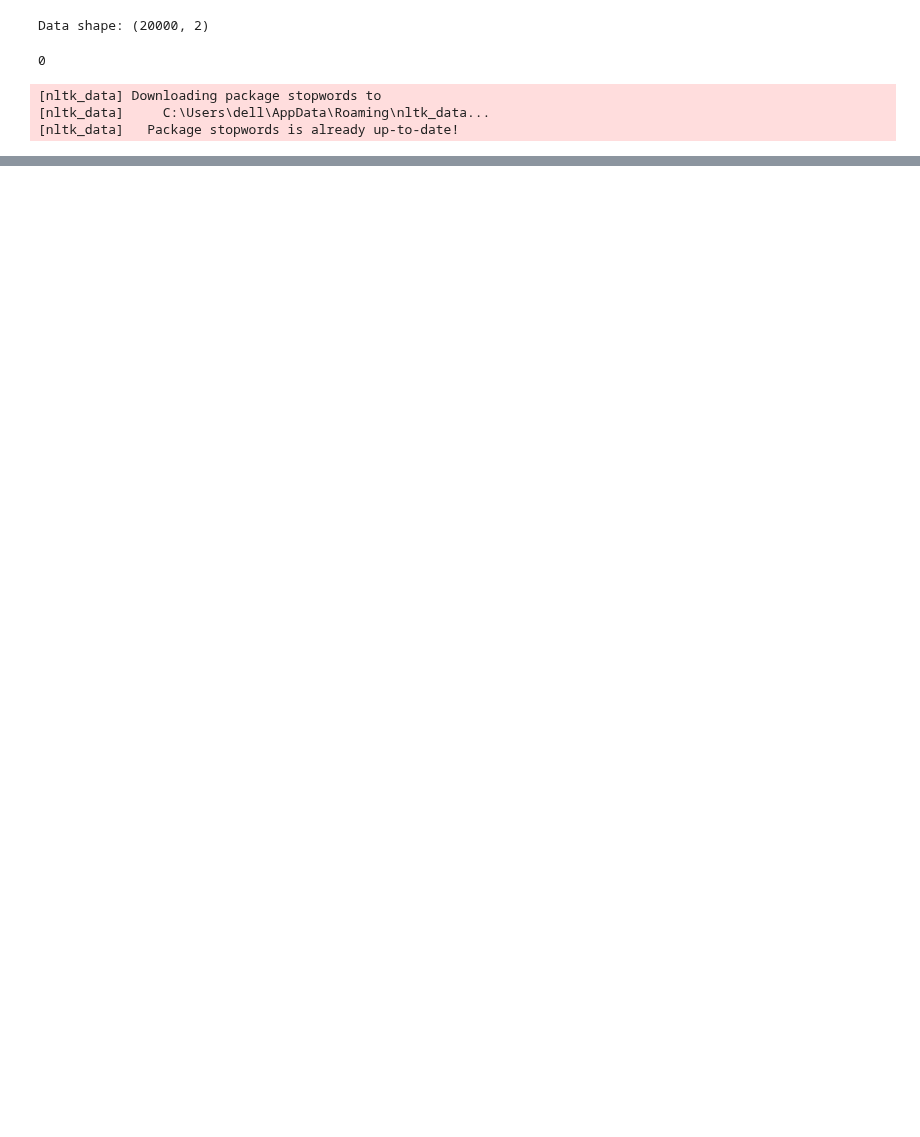
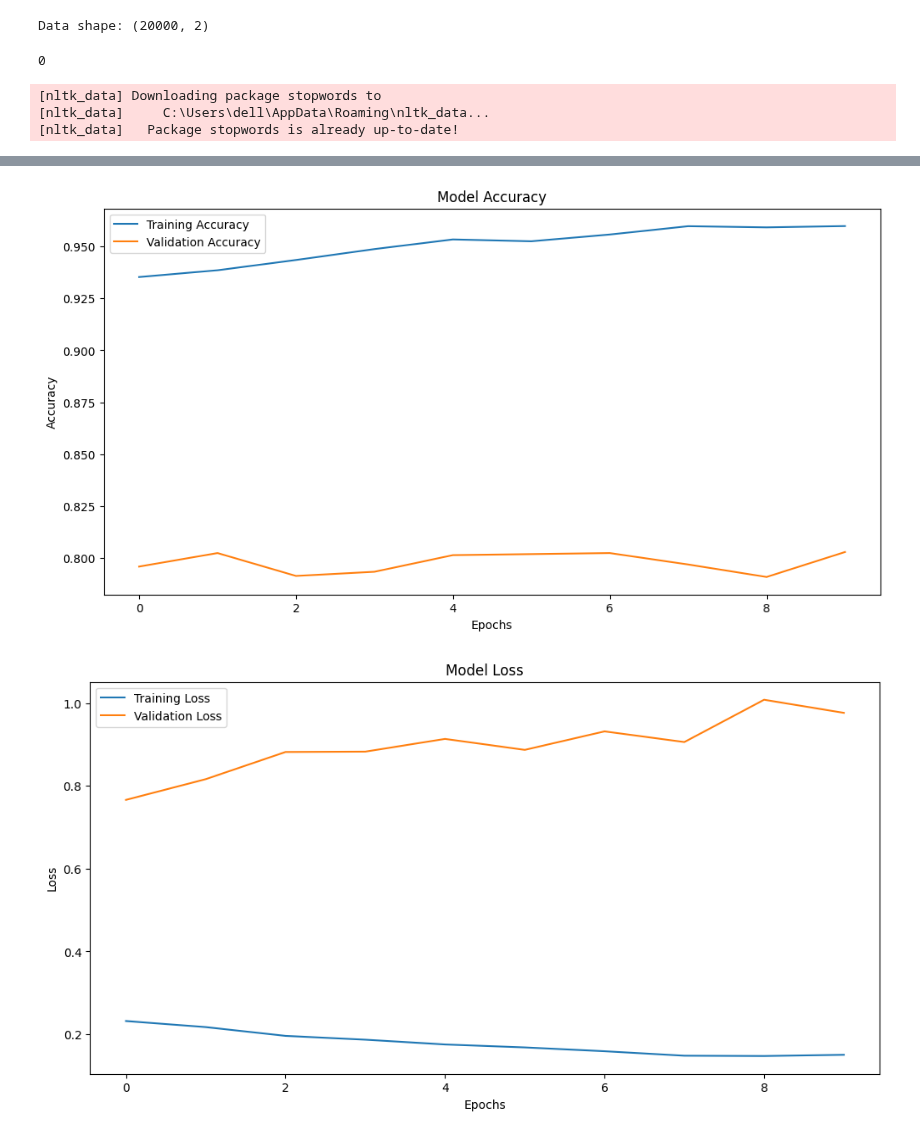
Before and after one commit to faridramyy/AI04-Grad, a Jupyter notebook: text/textUsingCNN.ipynb, the cells around one changed output, grey strips where cells are left out. Drawn from its saved outputs; the diff is of its cells as text; code cells hidden in the pictures; blank space fills up the shorter version.

```diff
--- a/text/textUsingCNN.ipynb
+++ b/text/textUsingCNN.ipynb
@@ -349,0 +529,10 @@ tokenizer = BertTokenizer.from_pretrained("bert-base-uncased")
+# %%
+from sklearn import preprocessing
+
+# Encode labels for training, validation, and test sets
+label_encoder = preprocessing.LabelEncoder()
+
+# Create 'N_label' columns
+train["N_label"] = label_encoder.fit_transform(train["Emotion"])
+val["N_label"] = label_encoder.transform(val["Emotion"])  # Use the same encoder
+test["N_label"] = label_encoder.transform(test["Emotion"])  # Use the same encoder
@@ -349,0 +561,4 @@ tokenizer = BertTokenizer.from_pretrained("bert-base-uncased")
+# %%
+y_train = train["N_label"].values
+y_val = val["N_label"].values
+y_test = test["N_label"].values
@@ -349,0 +779,23 @@ tokenizer = BertTokenizer.from_pretrained("bert-base-uncased")
+# %%
+# Accuracy Plot
+plt.figure(figsize=(12, 6))
+plt.plot(history.history['accuracy'], label='Training Accuracy')
+plt.plot(history.history['val_accuracy'], label='Validation Accuracy')
+plt.title("Model Accuracy")
+plt.xlabel("Epochs")
+plt.ylabel("Accuracy")
+plt.legend()
+plt.show()
+
+# Loss Plot
+plt.figure(figsize=(12, 6))
+plt.plot(history.history['loss'], label='Training Loss')
+plt.plot(history.history['val_loss'], label='Validation Loss')
+plt.title("Model Loss")
+plt.xlabel("Epochs")
+plt.ylabel("Loss")
+plt.legend()
+plt.show()
+# %% [output]
+[figure, added]
+[figure, added]
```
Also changed, not shown: parts of 27 cells of this notebook.
